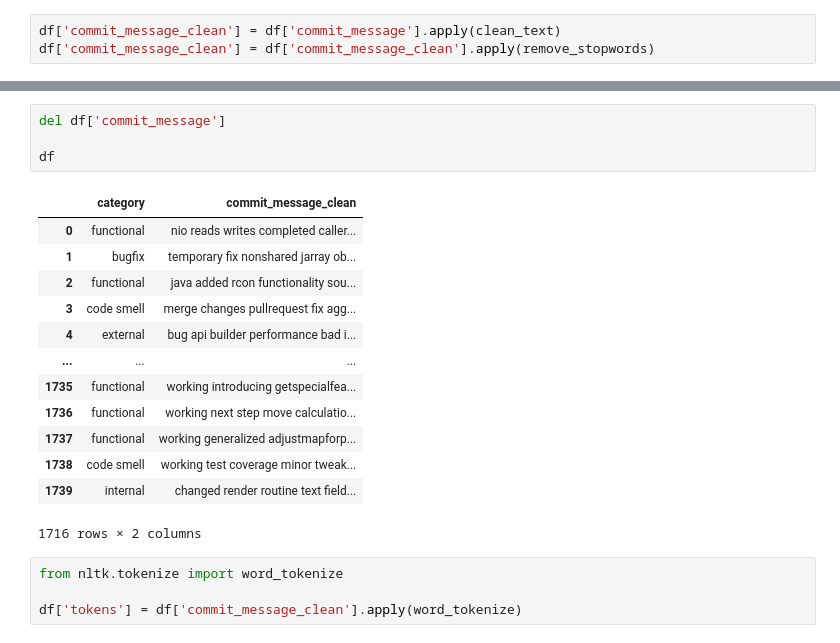
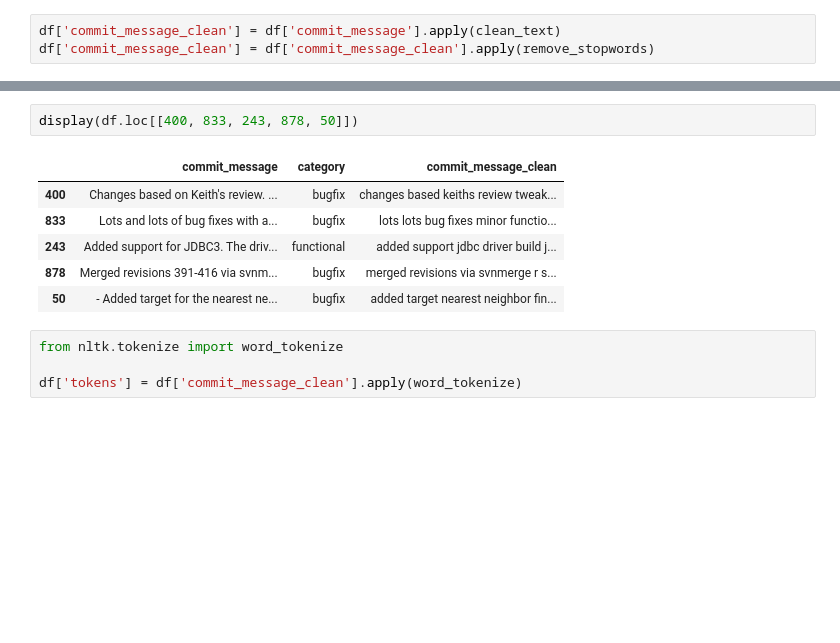
Before and after one commit to Onkar2102/Automated-Software-Refactoring-Commit-Classifier, a Jupyter notebook: src/data_preprocessing.ipynb, the cells around one changed output, grey strips where cells are left out. Drawn from its saved outputs; the diff is of its cells as text; blank space fills up the shorter version.

```diff
--- a/src/data_preprocessing.ipynb
+++ b/src/data_preprocessing.ipynb
@@ -499,21 +394,12 @@ Length: 1753
-# %%
-del df['commit_message']
-
-df
-# %% [output]
-|  | category | commit_message_clean |
-| 0 | functional | nio reads writes completed caller... |
-| 1 | bugfix | temporary fix nonshared jarray ob... |
-| 2 | functional | java added rcon functionality sou... |
-| 3 | code smell | merge changes pullrequest fix agg... |
-| 4 | external | bug api builder performance bad i... |
-| ... | ... | ... |
-| 1735 | functional | working introducing getspecialfea... |
-| 1736 | functional | working next step move calculatio... |
-| 1737 | functional | working generalized adjustmapforp... |
-| 1738 | code smell | working test coverage minor tweak... |
-| 1739 | internal | changed render routine text field... |
-1716 rows × 2 columns
+# %%
+display(df.loc[[400, 833, 243, 878, 50]])
+# %% [output]
+|  | commit_message | category | commit_message_clean |
+| 400 | Changes based on Keith's review. ... | bugfix | changes based keiths review tweak... |
+| 833 | Lots and lots of bug fixes with a... | bugfix | lots lots bug fixes minor functio... |
+| 243 | Added support for JDBC3. The driv... | functional | added support jdbc driver build j... |
+| 878 | Merged revisions 391-416 via svnm... | bugfix | merged revisions via svnmerge r s... |
+| 50 | - Added target for the nearest ne... | bugfix | added target nearest neighbor fin... |
 # %%
 from nltk.tokenize import word_tokenize
 
```
Also changed, not shown: parts of 56 cells of this notebook, 1 other file.
